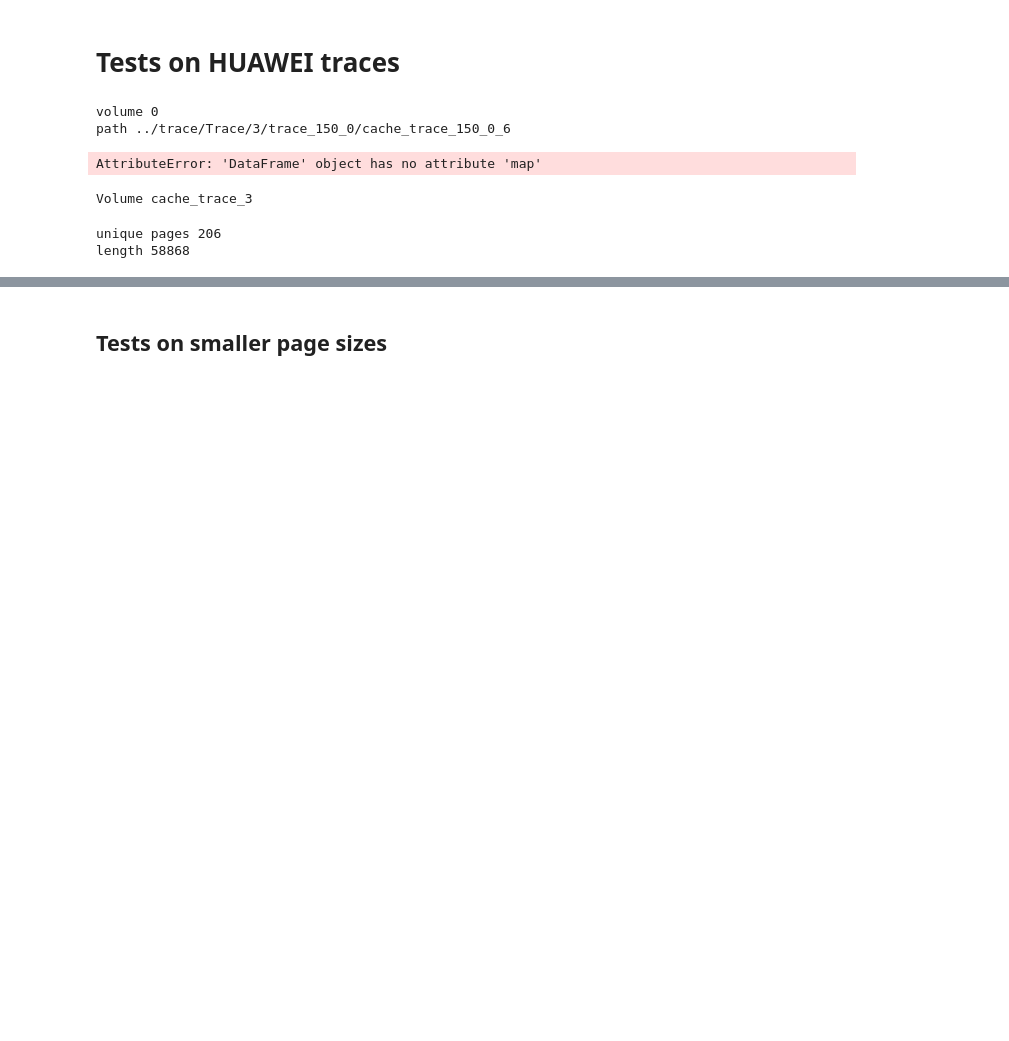
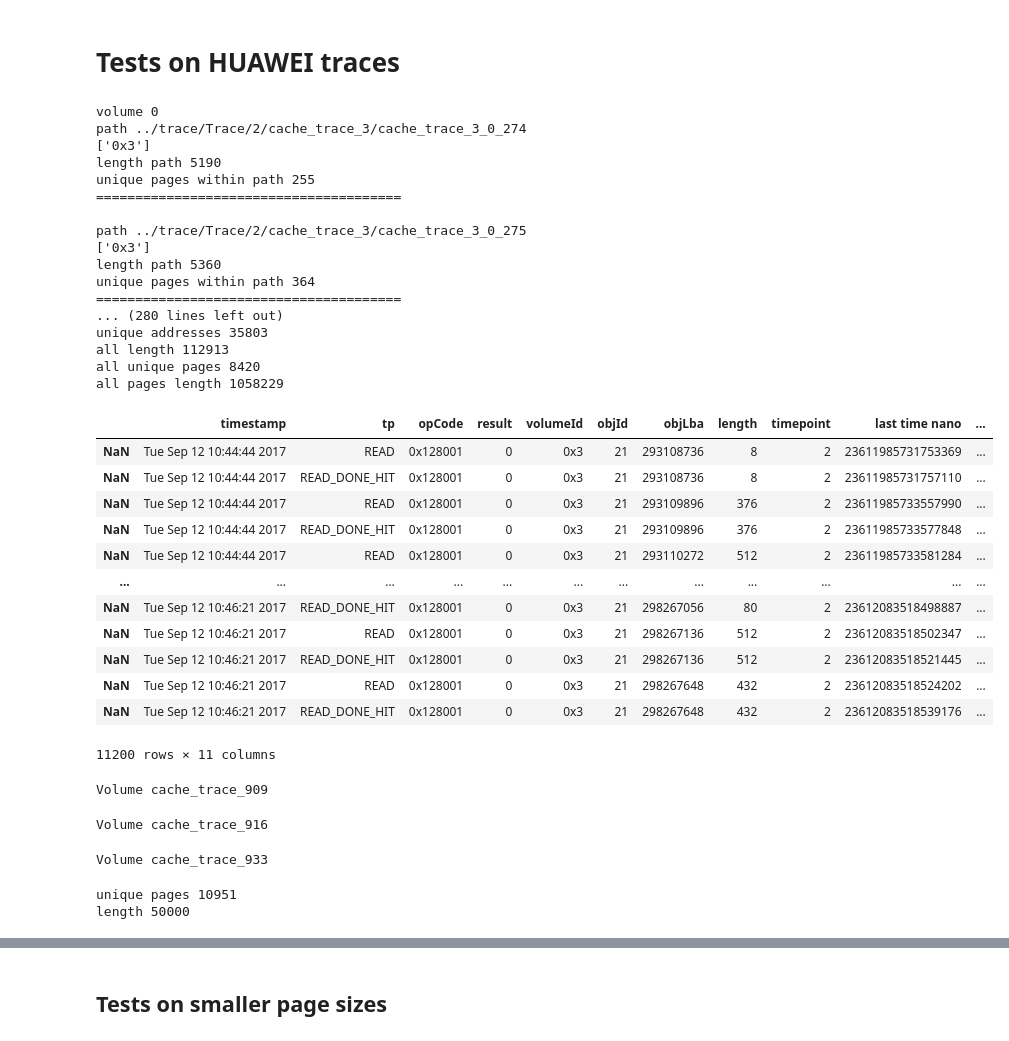
Before and after one commit to rllaskowski/cache-prefetchers, a Jupyter notebook: experiments.ipynb, the cells around one changed output, grey strips where cells are left out. Drawn from its saved outputs; the diff is of its cells as text; code cells hidden in the pictures; blank space fills up the shorter version.

```diff
--- a/experiments.ipynb
+++ b/experiments.ipynb
@@ -453,7 +454,7 @@ KeyboardInterrupt:
 # %% [markdown]
 # Tests on HUAWEI traces
 # %%
-from hwi_dataset import read_trace, get_test_set, get_reads, get_page_requests
+from hwi_dataset import read_trace, get_test_set, get_reads, get_hwi_page_requests
 from collections import defaultdict
 test_set = get_test_set()
 
@@ -461,7 +462,7 @@ values = defaultdict(int)
 
 times = []
 all_length = 0
-test_dir = '3'
+test_dir = '2'
 all_unique = set()
 all_unique_pages = 0
 all_pages_length = 0
@@ -474,7 +475,7 @@ for v, volume in enumerate(test_set[test_dir]):
     length_volume = 0
     unique_pages_volume = set()
     length_pages_volume = 0
-
+    obj_ids = set()
     for p, path in enumerate(volume):
         print("path", path)
         trace = read_trace(test_set[test_dir][v][p])
@@ -488,53 +489,89 @@ for v, volume in enumerate(test_set[test_dir]):
 
         print('length path', len(reads))
 
-        pages = get_page_requests(get_reads(read_trace(path)), page_size=16*1024)
+        pages = get_hwi_page_requests(get_reads(read_trace(path)), page_size=16*1024)
         unique_pages_path = len(set(pages))
         unique_pages_volume.update(set(pages))
         length_pages_volume += len(pages)
         print('unique pages within path', unique_pages_path)
 
-
+        obj_ids.update(reads['objId'].unique())
         print("=======================================\n")
 
+    print("volume unique objId", obj_ids)
     print('is times sorted within volume?' , all(times_volume[i] <= times_volume[i+1] for i in range(len(times_volume)-1)))
     print('unique addresses within volume', len(unique_volume))
     print('length volume', length_volume)
+    print('pages length volume', length_pages_volume)
     print('unique pages within volume', len(unique_pages_volume))
 
     times.extend(times_volume)
     all_unique.update(unique_volume)
     all_length += length_volume
     all_unique_pages += len(unique_pages_volume)
     all_pages_length += length_pages_volume
     print("##################\n")
 
 print('is times sorted?' , all(times[i] <= times[i+1] for i in range(len(times)-1)))
 print('unique addresses', len(all_unique))
 print("all length", all_length)
 print("all unique pages", all_unique_pages)
 print("all pages length", all_pages_length)
 trace = read_trace(test_set[test_dir][0][0])
 trace
 # %% [output]
 volume 0
-path ../trace/Trace/3/trace_150_0/cache_trace_150_0_6
+path ../trace/Trace/2/cache_trace_3/cache_trace_3_0_274
+['0x3']
+length path 5190
+unique pages within path 255
+=======================================
+
+path ../trace/Trace/2/cache_trace_3/cache_trace_3_0_275
+['0x3']
+length path 5360
+unique pages within path 364
+=======================================
+... (280 lines left out)
+unique addresses 35803
+all length 112913
+all unique pages 8420
+all pages length 1058229
+|  | timestamp | tp | opCode | result | volumeId | objId | objLba | length | timepoint | last time nano | ... |
+| NaN | Tue Sep 12 10:44:44 2017 | READ | 0x128001 | 0 | 0x3 | 21 | 293108736 | 8 | 2 | 23611985731753369 | ... |
+| NaN | Tue Sep 12 10:44:44 2017 | READ_DONE_HIT | 0x128001 | 0 | 0x3 | 21 | 293108736 | 8 | 2 | 23611985731757110 | ... |
+| NaN | Tue Sep 12 10:44:44 2017 | READ | 0x128001 | 0 | 0x3 | 21 | 293109896 | 376 | 2 | 23611985733557990 | ... |
+| NaN | Tue Sep 12 10:44:44 2017 | READ_DONE_HIT | 0x128001 | 0 | 0x3 | 21 | 293109896 | 376 | 2 | 23611985733577848 | ... |
+| NaN | Tue Sep 12 10:44:44 2017 | READ | 0x128001 | 0 | 0x3 | 21 | 293110272 | 512 | 2 | 23611985733581284 | ... |
+| ... | ... | ... | ... | ... | ... | ... | ... | ... | ... | ... | ... |
+| NaN | Tue Sep 12 10:46:21 2017 | READ_DONE_HIT | 0x128001 | 0 | 0x3 | 21 | 298267056 | 80 | 2 | 23612083518498887 | ... |
+| NaN | Tue Sep 12 10:46:21 2017 | READ | 0x128001 | 0 | 0x3 | 21 | 298267136 | 512 | 2 | 23612083518502347 | ... |
+| NaN | Tue Sep 12 10:46:21 2017 | READ_DONE_HIT | 0x128001 | 0 | 0x3 | 21 | 298267136 | 512 | 2 | 23612083518521445 | ... |
+| NaN | Tue Sep 12 10:46:21 2017 | READ | 0x128001 | 0 | 0x3 | 21 | 298267648 | 432 | 2 | 23612083518524202 | ... |
+| NaN | Tue Sep 12 10:46:21 2017 | READ_DONE_HIT | 0x128001 | 0 | 0x3 | 21 | 298267648 | 432 | 2 | 23612083518539176 | ... |
-AttributeError: 'DataFrame' object has no attribute 'map'
+11200 rows × 11 columns
 # %%
 page_size = 16*1024
-test_dir_name = '2'
+test_dir_name = '11'
 test_set = get_test_set()
 requests = []
 
-for volume_paths in sorted(test_set[test_dir_name])[:1]:
+reads = []
+for volume_paths in sorted(test_set[test_dir_name]):
     print(f"Volume {volume_paths[0].split('/')[-2]}")
 
     for path in tqdm.tqdm(volume_paths):
-        requests.extend(get_page_requests(get_reads(read_trace(path)), page_size=page_size))
+        reads += get_reads(read_trace(path)).tolist()
 
+reads = sorted(reads, key=lambda x: x[-1])
+
+requests = get_hwi_page_requests(reads, page_size=page_size)
+requests = requests[:50_000]
 print("unique pages", len(set(requests)))
 print("length", len(requests))
 # %% [output]
-Volume cache_trace_3
+Volume cache_trace_909
-unique pages 206
-length 58868
+Volume cache_trace_916
+Volume cache_trace_933
+unique pages 10951
+length 50000
```
Also changed, not shown: parts of 10 cells of this notebook, 52 other files.
